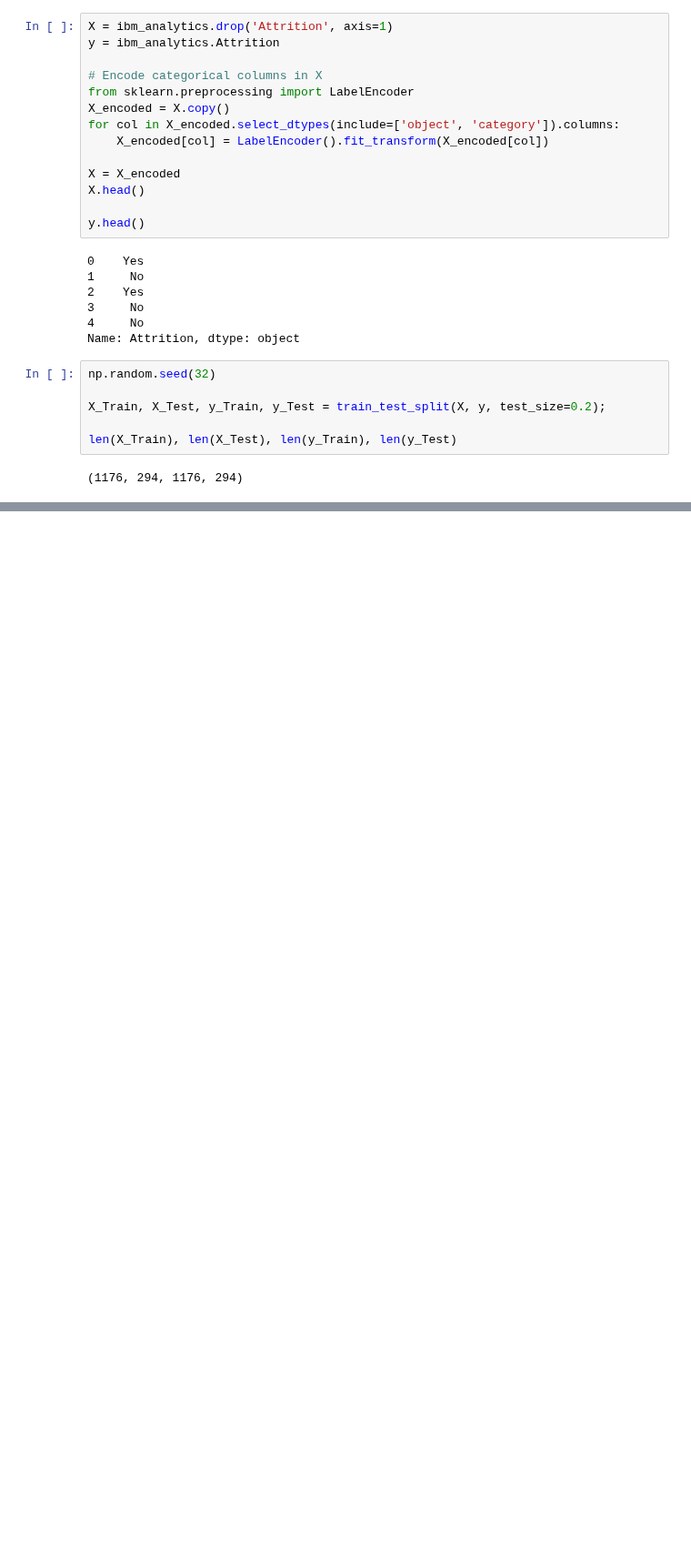
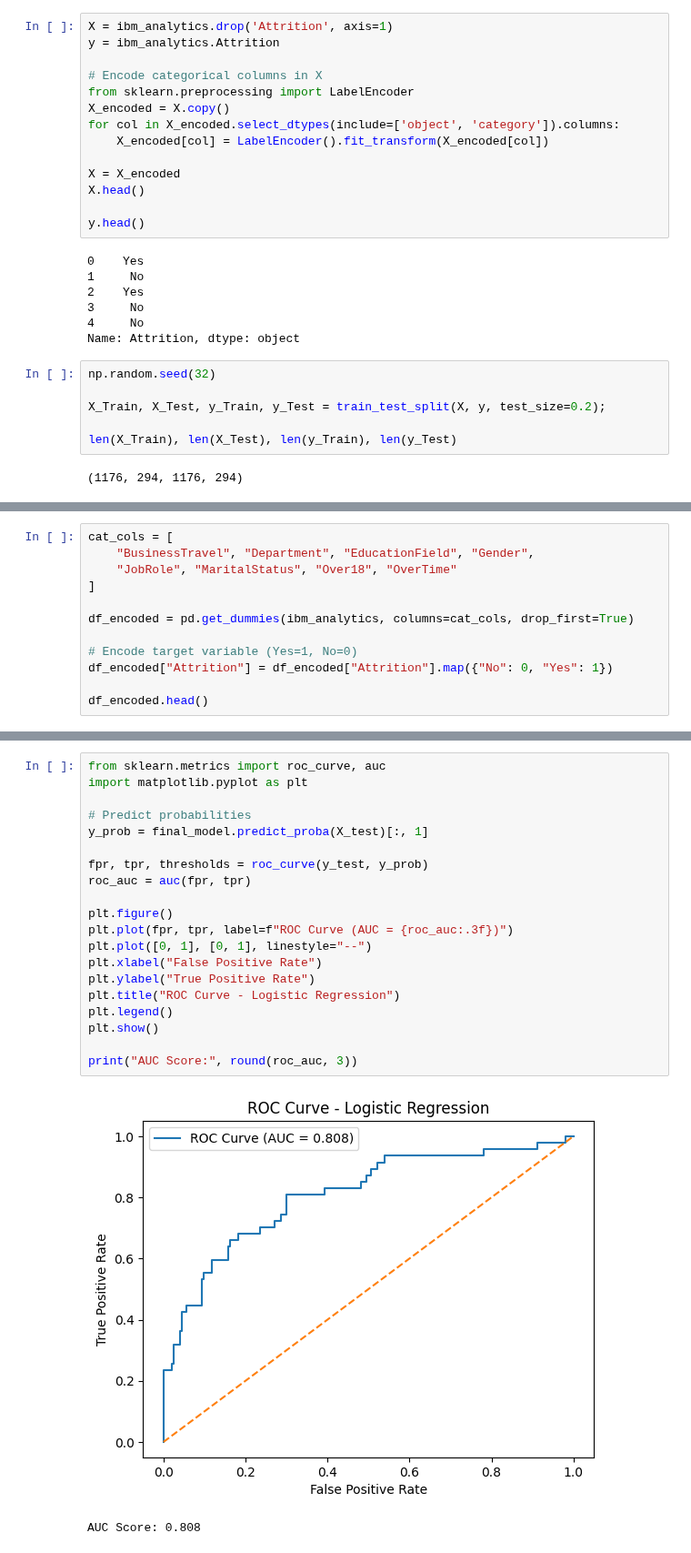
Before and after one commit to nirajacharya13/machine-learning, a Jupyter notebook: decision_trees/practice-problems/ibm-hr-analytics.ipynb, the cells around one changed output, grey strips where cells are left out. Shown at 91% size. Cells and saved outputs as stored; diff of their text form; blank space fills up the shorter version.

```diff
--- a/decision_trees/practice-problems/ibm-hr-analytics.ipynb
+++ b/decision_trees/practice-problems/ibm-hr-analytics.ipynb
@@ -268,0 +364,12 @@ Please also refer to the documentation for alternative solver options:
+# %%
+cat_cols = [
+    "BusinessTravel", "Department", "EducationField", "Gender",
+    "JobRole", "MaritalStatus", "Over18", "OverTime"
+]
+
+df_encoded = pd.get_dummies(ibm_analytics, columns=cat_cols, drop_first=True)
+
+# Encode target variable (Yes=1, No=0)
+df_encoded["Attrition"] = df_encoded["Attrition"].map({"No": 0, "Yes": 1})
+
+df_encoded.head()
@@ -268,0 +528,23 @@ Please also refer to the documentation for alternative solver options:
+# %%
+from sklearn.metrics import roc_curve, auc
+import matplotlib.pyplot as plt
+
+# Predict probabilities
+y_prob = final_model.predict_proba(X_test)[:, 1]
+
+fpr, tpr, thresholds = roc_curve(y_test, y_prob)
+roc_auc = auc(fpr, tpr)
+
+plt.figure()
+plt.plot(fpr, tpr, label=f"ROC Curve (AUC = {roc_auc:.3f})")
+plt.plot([0, 1], [0, 1], linestyle="--")
+plt.xlabel("False Positive Rate")
+plt.ylabel("True Positive Rate")
+plt.title("ROC Curve - Logistic Regression")
+plt.legend()
+plt.show()
+
+print("AUC Score:", round(roc_auc, 3))
+# %% [output]
+[figure, added]
+AUC Score: 0.808
```
Also changed, not shown: parts of 26 cells of this notebook.
